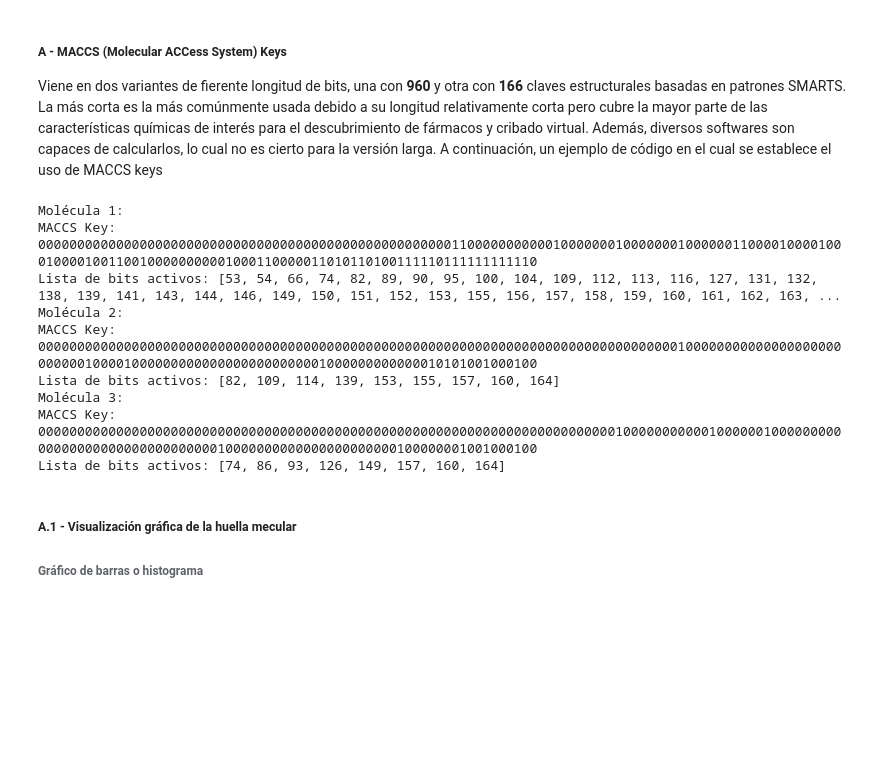
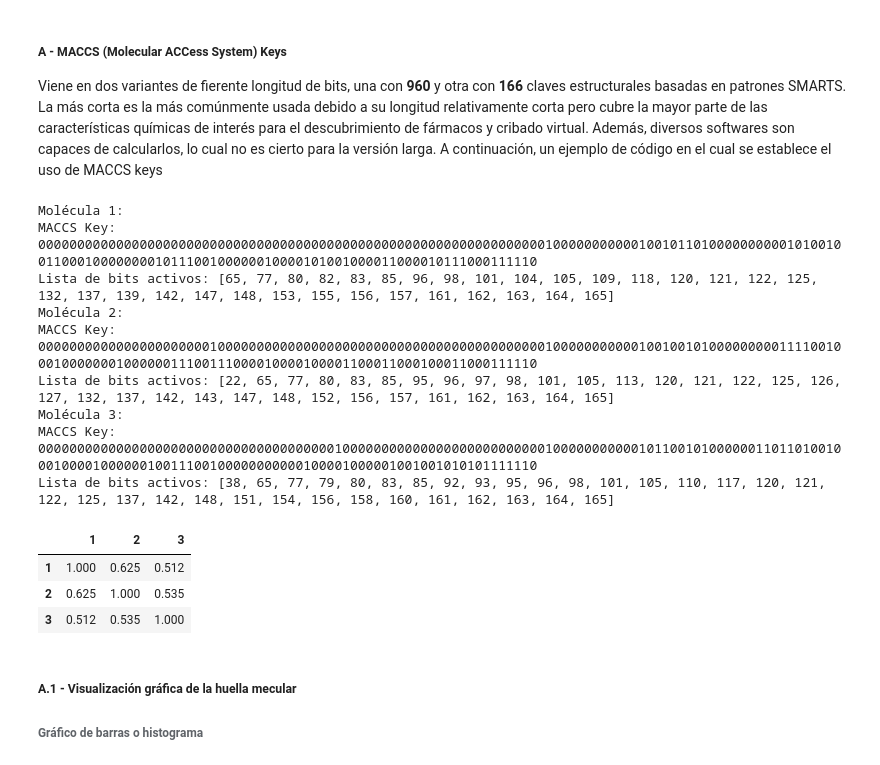
Before and after one commit to DIFACQUIM/Cursos, a Jupyter notebook: 7_1_Representación_molecular__Similitud.ipynb, the cells around one changed output. Drawn from its saved outputs; the diff is of its cells as text; code cells hidden in the pictures; blank space fills up the shorter version.

```diff
--- a/7_1_Representación_molecular__Similitud.ipynb
+++ b/7_1_Representación_molecular__Similitud.ipynb
@@ -146,29 +167,60 @@ Las firmas basadas en subestructuras se generan mediante la codificación de la
 ##### **A - MACCS (Molecular ACCess System) Keys**
  Viene en dos variantes de fierente longitud de bits, una con **960** y otra con **166** claves estructurales basadas en patrones SMARTS. La más corta es la más comúnmente usada debido a su longitud relativamente corta pero cubre la mayor parte de las características químicas de interés para el descubrimiento de fármacos y cribado virtual. Además, diversos softwares son capaces de calcularlos, lo cual no es cierto para la versión larga.
 A continuación, un ejemplo de código en el cual se establece el uso de MACCS keys
+# %%
+def get_similarity_matrix(fingerprints, similarity_metric=DataStructs.TanimotoSimilarity):
+    """
+    Calcula la matriz de similitud entre huellas moleculares (fingerprints).
+
+    Parámetros:
+    - fingerprints: Lista de huellas moleculares generadas con RDKit.
+    - similarity_metric: Función de similitud a utilizar (Tanimoto, Dice, etc.).
+
+    Retorna:
+    - matriz: DataFrame de Pandas con los valores de similitud.
+    """
+
+    # Crear una matriz vacía
+    n = len(fingerprints)
+    matrix = pd.DataFrame(index=range(1, n + 1), columns=range(1, n + 1), dtype=float)
+
+    # Calcular la similitud y llenar la matriz
+    for i in range(n):
+        for j in range(i, n):  # Solo llenar la mitad superior para evitar cálculos redundantes
+            sim_value = round(similarity_metric(fingerprints[i], fingerprints[j]), 3)
+            matrix.iloc[i, j] = sim_value
+            matrix.iloc[j, i] = sim_value  # La matriz es simétrica
+
+    return matrix
+
+# Ejemplo de uso
+# fps = [AllChem.GetMorganFingerprintAsBitVect(mol, 2) for mol in mol_list]
+# sim_matrix = get_similarity_matrix(fps)
+# print(sim_matrix)
 # %%
-# Definir las moléculas
-ms = [Chem.MolFromSmiles(aspirin_smiles),
-      Chem.MolFromSmiles('CCO'),
-      Chem.MolFromSmiles('COC')]
 # Generar las MACCS Keys para cada molécula
-fps = [MACCSkeys.GenMACCSKeys(x) for x in ms]
+fps = [MACCSkeys.GenMACCSKeys(x) for x in mol_list]
 # Convertir las MACCS Keys en una representación legible
 for i, fp in enumerate(fps):
     fps_bits=list(fp.GetOnBits())
     print(f"Molécula {i+1}:")
     print(f"MACCS Key: {fp.ToBitString()}")
     print(f"Lista de bits activos: {fps_bits}")
+get_similarity_matrix(fps)
 # %% [output]
 Molécula 1:
-MACCS Key: 00000000000000000000000000000000000000000000000000000110000000000010000000100000001000000110000100001000100001001100100000000001000110000011010110100111110111111111110
-Lista de bits activos: [53, 54, 66, 74, 82, 89, 90, 95, 100, 104, 109, 112, 113, 116, 127, 131, 132, 138, 139, 141, 143, 144, 146, 149, 150, 151, 152, 153, 155, 156, 157, 158, 159, 160, 161, 162, 163, ...
+MACCS Key: 00000000000000000000000000000000000000000000000000000000000000000100000000000100101101000000000010100100110001000000001011100100000010000101001000011000010111000111110
+Lista de bits activos: [65, 77, 80, 82, 83, 85, 96, 98, 101, 104, 105, 109, 118, 120, 121, 122, 125, 132, 137, 139, 142, 147, 148, 153, 155, 156, 157, 161, 162, 163, 164, 165]
 Molécula 2:
-MACCS Key: 00000000000000000000000000000000000000000000000000000000000000000000000000000000001000000000000000000000000001000010000000000000000000000001000000000000010101001000100
-Lista de bits activos: [82, 109, 114, 139, 153, 155, 157, 160, 164]
+MACCS Key: 00000000000000000000001000000000000000000000000000000000000000000100000000000100100101000000000111100100010000000100000011100111000010000100001100011000100011000111110
+Lista de bits activos: [22, 65, 77, 80, 83, 85, 95, 96, 97, 98, 101, 105, 113, 120, 121, 122, 125, 126, 127, 132, 137, 142, 143, 147, 148, 152, 156, 157, 161, 162, 163, 164, 165]
 Molécula 3:
-MACCS Key: 00000000000000000000000000000000000000000000000000000000000000000000000000100000000000100000010000000000000000000000000000000010000000000000000000000100000001001000100
-Lista de bits activos: [74, 86, 93, 126, 149, 157, 160, 164]
+MACCS Key: 00000000000000000000000000000000000000100000000000000000000000000100000000000101100101000000110110100100010000100000010011100100000000000100001000001001001010101111110
+Lista de bits activos: [38, 65, 77, 79, 80, 83, 85, 92, 93, 95, 96, 98, 101, 105, 110, 117, 120, 121, 122, 125, 137, 142, 148, 151, 154, 156, 158, 160, 161, 162, 163, 164, 165]
+|  | 1 | 2 | 3 |
+| 1 | 1.000 | 0.625 | 0.512 |
+| 2 | 0.625 | 1.000 | 0.535 |
+| 3 | 0.512 | 0.535 | 1.000 |
 # %% [markdown]
 <a name='2.2.1A1'></a>
 
```
Also changed, not shown: parts of 17 cells of this notebook.
